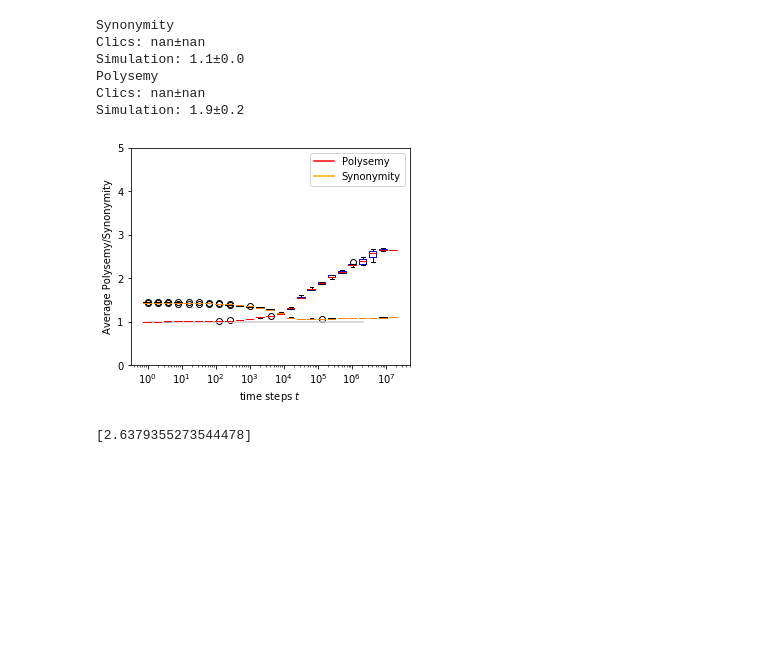
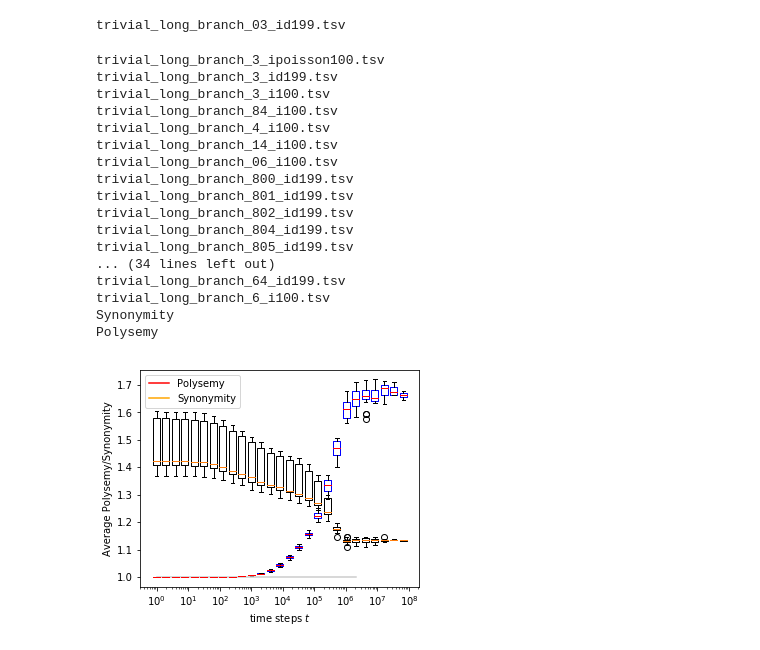
Before and after one commit to Anaphory/simuling, a Jupyter notebook: evaluation/PlotBasicStats-longterm.ipynb, the cells around one changed output. Drawn from its saved outputs; the diff is of its cells as text; code cells hidden in the pictures; blank space fills up the shorter version.

```diff
--- a/evaluation/PlotBasicStats-longterm.ipynb
+++ b/evaluation/PlotBasicStats-longterm.ipynb
@@ -53,8 +51,19 @@ path = "../more_robustness/"
+# %%
+path = "../evenmorerobustness/"
+
+def condition(file):
+    x = file.startswith("trivial_long") and file.endswith(".tsv")
+    x &= ("_ipoisson100" in file or "_id199" in file or "_i100" in file)
+    #x &= "_id10" in file
+    x &= "_n" not in file
+    x &= "_c" not in file or "_cdegree_squared" in file
+    return x
 # %%
 import os
 n = {}
 for file in os.listdir(path):
-    if file.startswith("trivial_long") and file.endswith(".tsv") and "_id199" in file and "_n" not in file:
+    if condition(file):
+        print(file)
         all_data = pandas.read_csv(
             os.path.join(path, file),
             sep="\t",
@@ -74,7 +83,7 @@ plt.gca().set_xscale('log')
 plt.ylabel("Vocabulary size")
 print("Clics: {:0.1f}±{:0.1f}".format(
     numpy.mean(clics_vocabulary), numpy.std(clics_vocabulary)))
-stable = numpy.array([n[2**i] for i in range(15, 21)])
+stable = numpy.array(sum([n[2**i] for i in range(23, 27)], []))
 print("Simulation: {:0.1f}±{:0.1f}".format(stable.mean(), stable.std()))
 plt.gcf().set_size_inches(5,4)
 plt.savefig("vocabularysize_timesteps.pdf")
@@ -89,55 +128,74 @@ n[16777216]
 # %%
 import os
 n = {}
+c = {}
 p = {}
 for file in os.listdir(path):
-    if file.startswith("trivial_long") and file.endswith(".tsv") and "_i" not in file and "_n" not in file:
+    if condition(file):
         all_data = pandas.read_csv(
             os.path.join(path, file),
             sep="\t",
             na_values=[""],
             keep_default_na=False,
             encoding='utf-8')
 
+        print(file)
         for language_id, language_data in all_data.groupby("Language_ID"):
-            p.setdefault(int(language_id), []).append(semantic_width(language_data))
             n.setdefault(int(language_id), []).append(synonymity(language_data))
+
+            sum_width = 0
+            m = 0
+            accs, widths = [], []
+            for form, meanings in language_data.groupby("Cognate_Set"):
+                width = meanings["Weight"].sum()**2/(meanings["Weight"]**2).sum()
+                accs.append(meanings["Weight"].sum())
+                widths.append(width)
+                sum_width += width
+                m += 1
+            c.setdefault(int(language_id), []).append(numpy.corrcoef(accs, widths)[1, 0])
+            p.setdefault(int(language_id), []).append(sum_width/m)
 
 plt.boxplot(list(n.values()), positions=list(n.keys()), widths=[i/2 for i in n.keys()], manage_xticks=False)
 plt.boxplot(list(p.values()), positions=list(p.keys()), widths=[i/2 for i in p.keys()], manage_xticks=False,
                boxprops=dict(color='blue'), medianprops=dict(color='red'))
 
 plt.plot([1, 2*1048576], [1, 1], '0.8')
 
 plt.plot([0,0],[1,1],c='red',label="Polysemy")
 plt.plot([0,0],[1,1],c='orange',label="Synonymity")
 plt.xlabel("time steps $t$")
 plt.gca().set_xscale('log')
 plt.ylabel("Average Polysemy/Synonymity")
-plt.ylim((0, 5))
 plt.legend()
 print("Synonymity")
-print("Clics: {:0.1f}±{:0.1f}".format(
-    numpy.mean(clics_synonymity), numpy.std(clics_synonymity)))
-stable = numpy.array([n[2**i] for i in range(15, 21)])
-print("Simulation: {:0.1f}±{:0.1f}".format(stable.mean(), stable.std()))
+#print("Clics: {:0.1f}±{:0.1f}".format(
+#    numpy.mean(clics_synonymity), numpy.std(clics_synonymity)))
+stable = numpy.array([n[2**i] for i in range(20, 22)])
+# print("Simulation: {:0.1f}±{:0.1f}".format(stable.mean(), stable.std()))
 print("Polysemy")
-print("Clics: {:0.1f}±{:0.1f}".format(
-numpy.mean(clics_semantic_width), numpy.std(clics_semantic_width)))
-stable = numpy.array([p[2**i] for i in range(15, 21)])
-print("Simulation: {:0.1f}±{:0.1f}".format(stable.mean(), stable.std()))
+# print("Clics: {:0.1f}±{:0.1f}".format(
+#    numpy.mean(clics_semantic_width), numpy.std(clics_semantic_width)))
+stable = numpy.array([p[2**i] for i in range(20, 22)])
+#print("Simulation: {:0.1f}±{:0.1f}".format(stable.mean(), stable.std()))
 plt.gcf().set_size_inches(5,4)
 plt.savefig("synonymitypolysemy_timesteps.pdf")
 # %% [output]
-Synonymity
-Clics: nan±nan
-Simulation: 1.1±0.0
-Polysemy
-Clics: nan±nan
-Simulation: 1.9±0.2
+trivial_long_branch_03_id199.tsv
+trivial_long_branch_3_ipoisson100.tsv
+trivial_long_branch_3_id199.tsv
+trivial_long_branch_3_i100.tsv
+trivial_long_branch_84_i100.tsv
+trivial_long_branch_4_i100.tsv
+trivial_long_branch_14_i100.tsv
+trivial_long_branch_06_i100.tsv
+trivial_long_branch_800_id199.tsv
+trivial_long_branch_801_id199.tsv
+trivial_long_branch_802_id199.tsv
+trivial_long_branch_804_id199.tsv
+trivial_long_branch_805_id199.tsv
+... (34 lines left out)
+trivial_long_branch_64_id199.tsv
+trivial_long_branch_6_i100.tsv
+Synonymity
+Polysemy
-[figure, old version]
+[figure, new version]
-# %%
-
-p[16777216]
-# %% [output]
-[2.6379355273544478]
```
Also changed, not shown: parts of 5 cells of this notebook, 8 other files.
